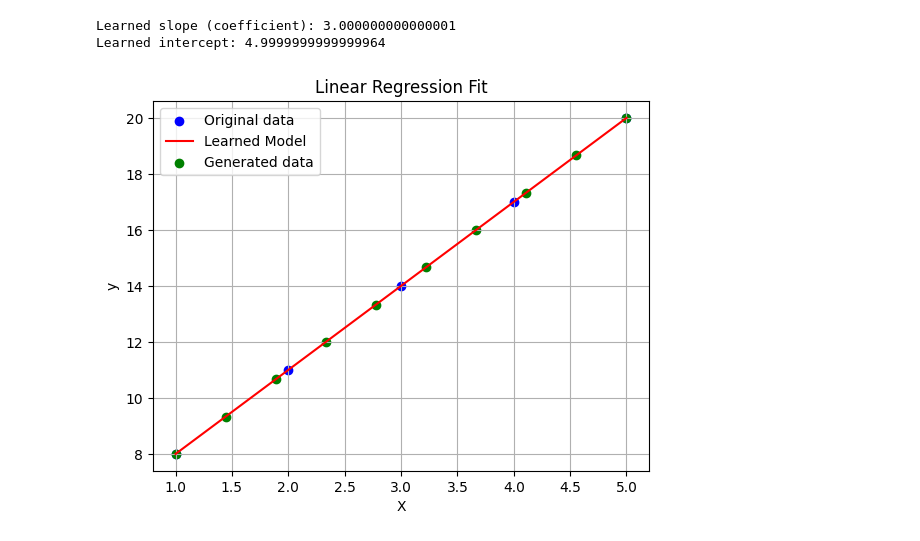
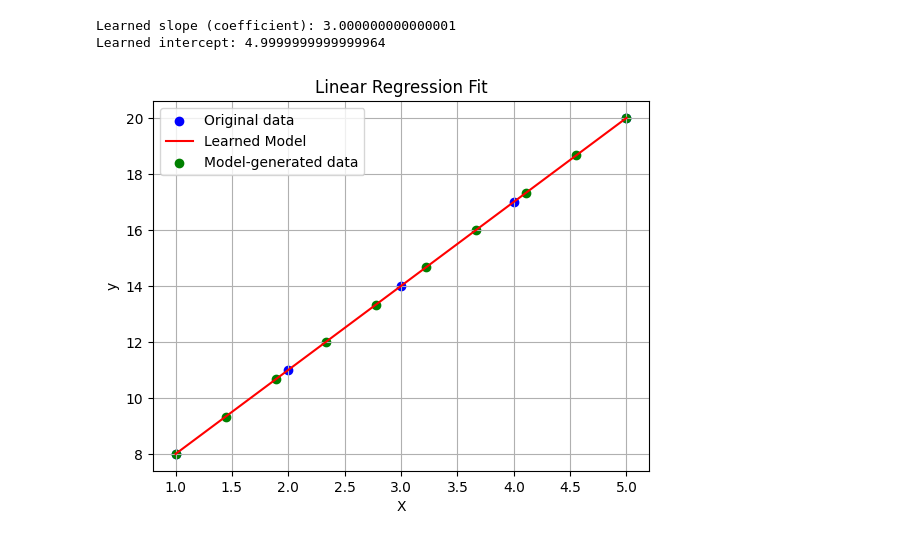
Before and after one commit to pvlakshm/AIML, a Jupyter notebook: Learn-a-line.ipynb, the cells around one changed output. Cells and saved outputs as stored; diff of their text form; code cells hidden in the pictures.

```diff
--- a/Learn-a-line.ipynb
+++ b/Learn-a-line.ipynb
@@ -48,13 +51,13 @@ y_pred = model.predict(X_test)
 # %%
 # Step 5: Visualize
 plt.scatter(X, y, color='blue', label='Original data')
 plt.plot(X_test, y_pred, color='red', label='Learned Model')
-plt.scatter(X_test, y_pred, color='green', label='Generated data')
+plt.scatter(X_test, y_pred, color='green', label='Model-generated data')
 plt.title('Linear Regression Fit')
 plt.xlabel('X')
 plt.ylabel('y')
 plt.legend()
 plt.grid(True)
 plt.show()
 # %% [output]
-[figure, old version]
+[figure, new version]
```
Also changed, not shown: parts of 1 cell of this notebook.
